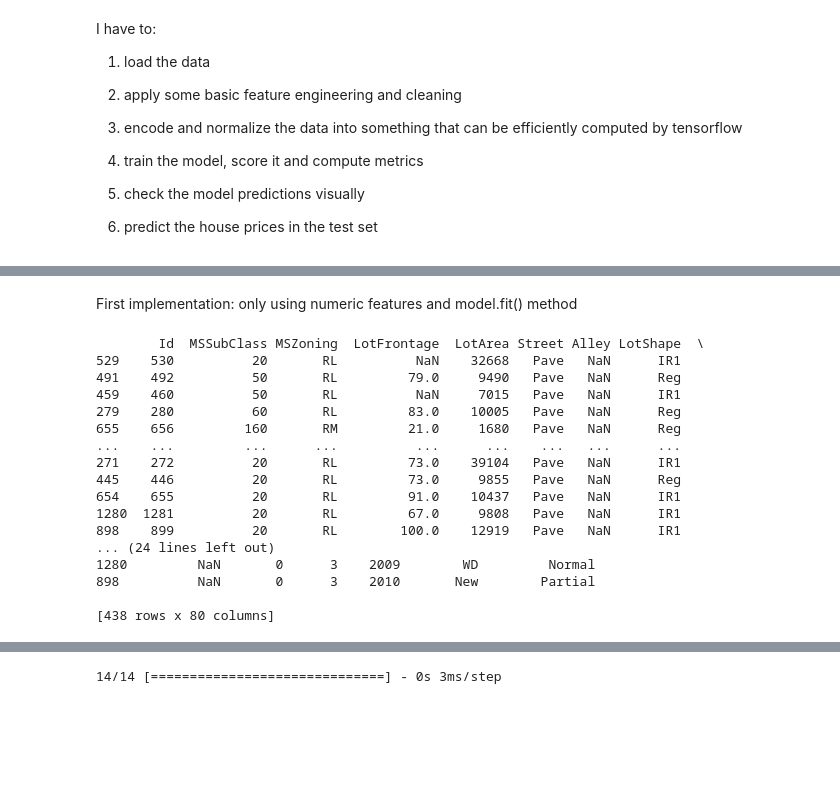
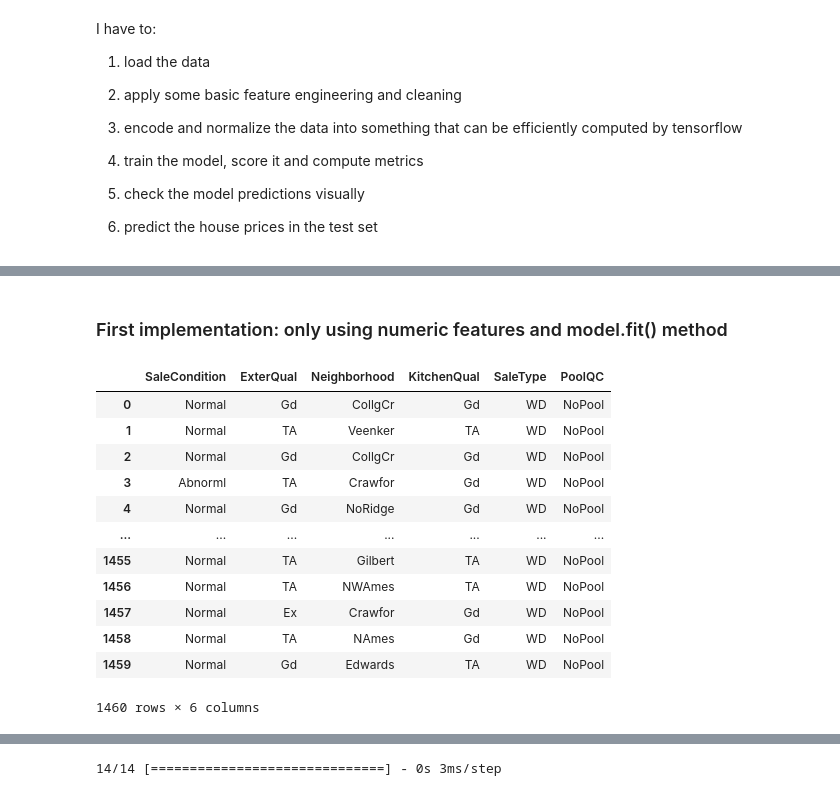
Before and after one commit to alessandro-rubin/house-prices, a Jupyter notebook: house-prices-tf.ipynb, the cells around one changed output, grey strips where cells are left out. Cells and saved outputs as stored; diff of their text form; code cells hidden in the pictures; blank space fills up the shorter version.

Commit message:
working on tf implementation

```diff
--- a/house-prices-tf.ipynb
+++ b/house-prices-tf.ipynb
@@ -41,7 +45,23 @@ int_ord_f=['GarageCars','TotRmsAbvGrd']
-# %% [markdown]
-First implementation: only using numeric features and model.fit() method
 # %%
 label='SalePrice'
+# %% [markdown]
+### First implementation: only using numeric features and model.fit() method
+# %%
+feat_eng(train)
+# %% [output]
+|  | SaleCondition | ExterQual | Neighborhood | KitchenQual | SaleType | PoolQC |
+| 0 | Normal | Gd | CollgCr | Gd | WD | NoPool |
+| 1 | Normal | TA | Veenker | TA | WD | NoPool |
+| 2 | Normal | Gd | CollgCr | Gd | WD | NoPool |
+| 3 | Abnorml | TA | Crawfor | Gd | WD | NoPool |
+| 4 | Normal | Gd | NoRidge | Gd | WD | NoPool |
+| ... | ... | ... | ... | ... | ... | ... |
+| 1455 | Normal | TA | Gilbert | TA | WD | NoPool |
+| 1456 | Normal | TA | NWAmes | TA | WD | NoPool |
+| 1457 | Normal | Ex | Crawfor | Gd | WD | NoPool |
+| 1458 | Normal | TA | NAmes | Gd | WD | NoPool |
+| 1459 | Normal | Gd | Edwards | TA | WD | NoPool |
+1460 rows × 6 columns
 # %%
 #
 x,y=train.drop(label,axis=1),train[label]
@@ -56,23 +76,3 @@ tf.convert_to_tensor(y_train)
 
 normalizer = tf.keras.layers.Normalization(axis=-1)
 normalizer.adapt(train_num_feat)
-# %%
-print(x_test)
-# %% [output]
-        Id  MSSubClass MSZoning  LotFrontage  LotArea Street Alley LotShape  \
-529    530          20       RL          NaN    32668   Pave   NaN      IR1
-491    492          50       RL         79.0     9490   Pave   NaN      Reg
-459    460          50       RL          NaN     7015   Pave   NaN      IR1
-279    280          60       RL         83.0    10005   Pave   NaN      Reg
-655    656         160       RM         21.0     1680   Pave   NaN      Reg
-...    ...         ...      ...          ...      ...    ...   ...      ...
-271    272          20       RL         73.0    39104   Pave   NaN      IR1
-445    446          20       RL         73.0     9855   Pave   NaN      Reg
-654    655          20       RL         91.0    10437   Pave   NaN      IR1
-1280  1281          20       RL         67.0     9808   Pave   NaN      IR1
-898    899          20       RL        100.0    12919   Pave   NaN      IR1
-... (24 lines left out)
-1280         NaN       0      3    2009        WD         Normal
-898          NaN       0      3    2010       New        Partial
-
-[438 rows x 80 columns]
```
Also changed, not shown: parts of 25 cells of this notebook.
